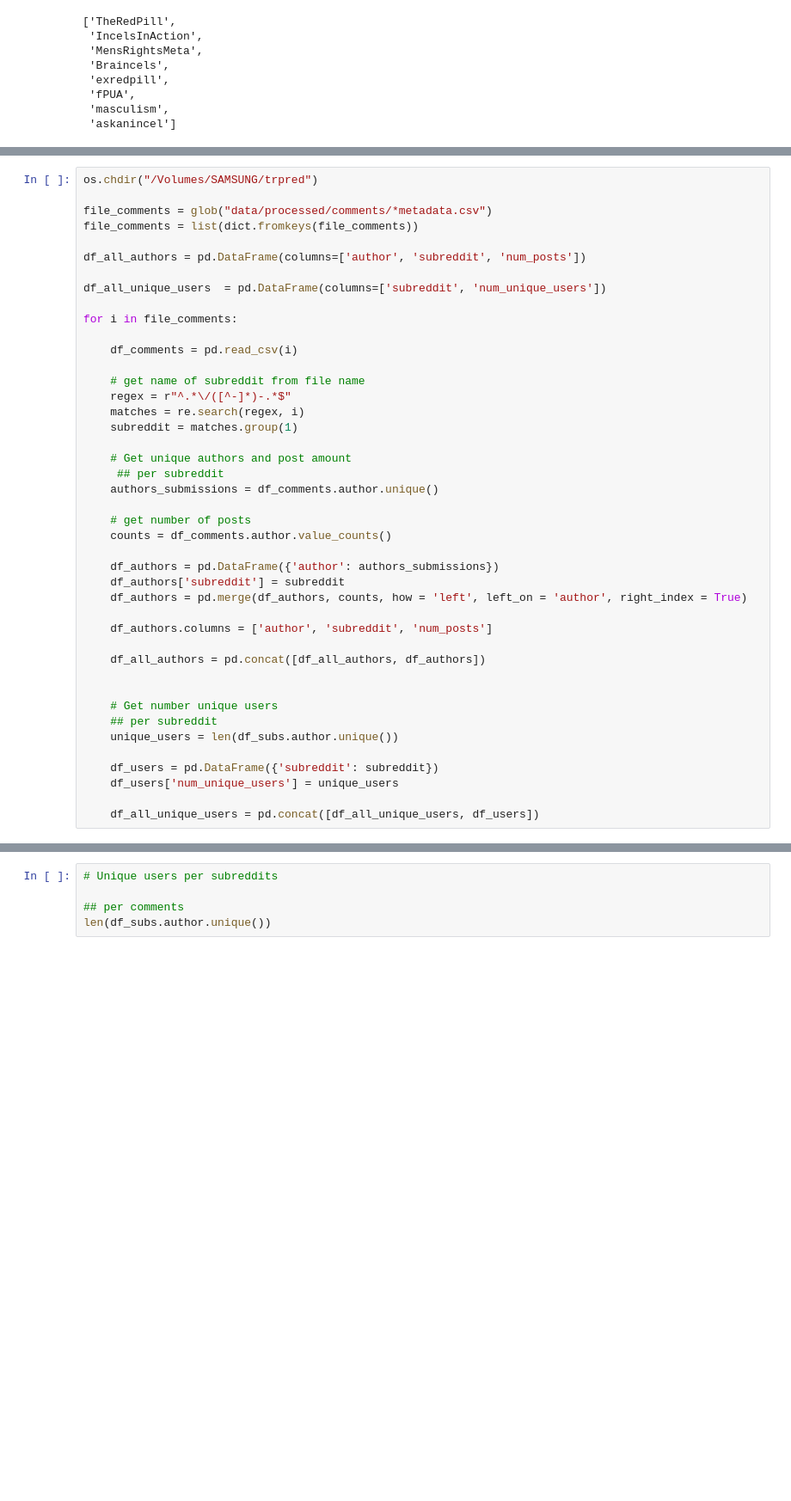
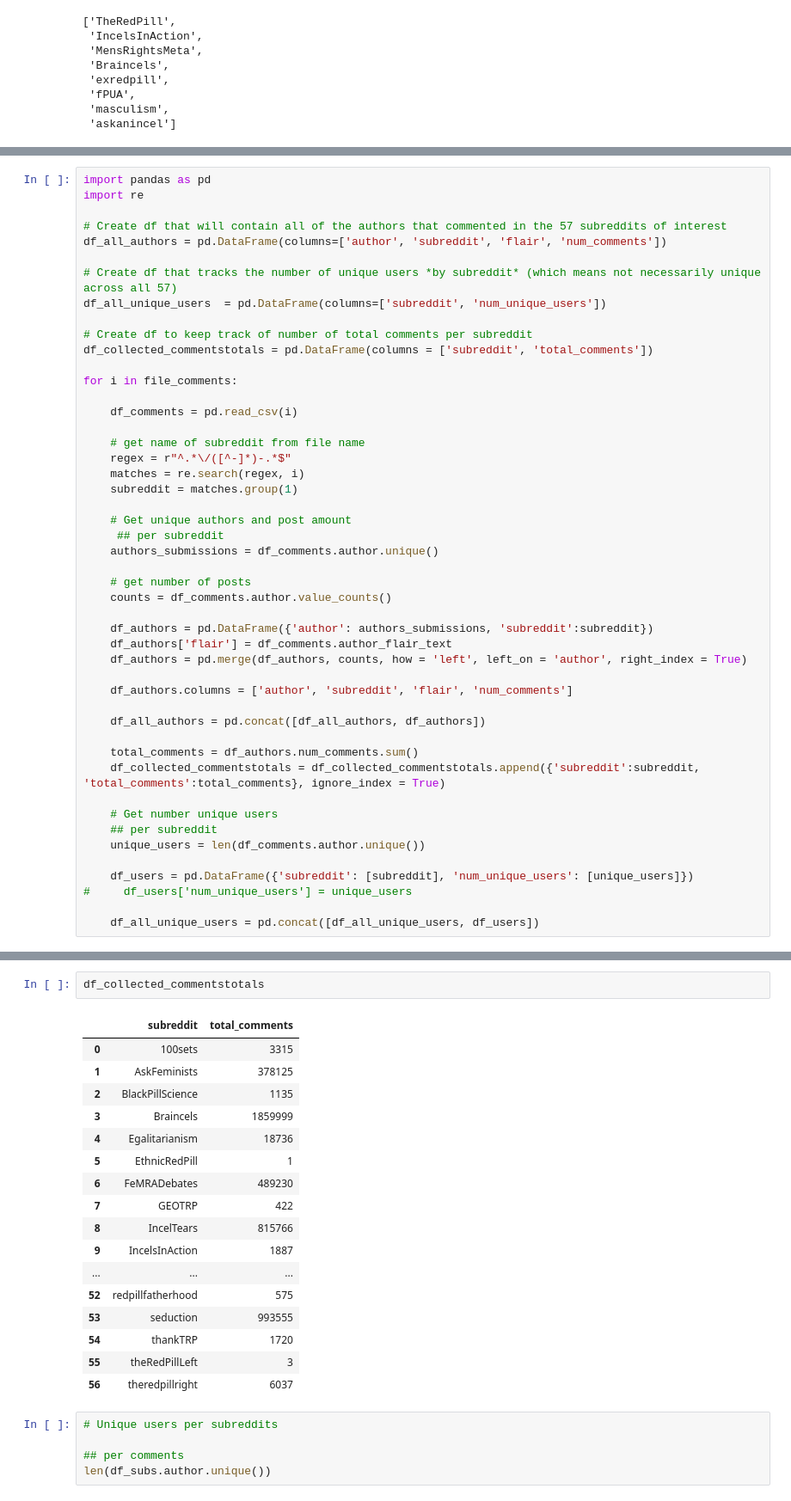
Before and after one commit to mh0409/trpred, a Jupyter notebook: sandbox_processing2.ipynb, the cells around one changed output, grey strips where cells are left out. Shown at 86% size. Cells and saved outputs as stored; diff of their text form; blank space fills up the shorter version.

```diff
--- a/sandbox_processing2.ipynb
+++ b/sandbox_processing2.ipynb
@@ -652,12 +669,15 @@ KeyboardInterrupt:
 # %%
-os.chdir("/Volumes/SAMSUNG/trpred")
+import pandas as pd
+import re
 
-file_comments = glob("data/processed/comments/*metadata.csv")
-file_comments = list(dict.fromkeys(file_comments))
+# Create df that will contain all of the authors that commented in the 57 subreddits of interest
+df_all_authors = pd.DataFrame(columns=['author', 'subreddit', 'flair', 'num_comments'])
 
-df_all_authors = pd.DataFrame(columns=['author', 'subreddit', 'num_posts'])
+# Create df that tracks the number of unique users *by subreddit* (which means not necessarily unique across all 57)
+df_all_unique_users  = pd.DataFrame(columns=['subreddit', 'num_unique_users'])
 
-df_all_unique_users  = pd.DataFrame(columns=['subreddit', 'num_unique_users'])
+# Create df to keep track of number of total comments per subreddit
+df_collected_commentstotals = pd.DataFrame(columns = ['subreddit', 'total_comments'])
 
 for i in file_comments:
 
@@ -675,20 +695,22 @@ for i in file_comments:
     # get number of posts
     counts = df_comments.author.value_counts()
 
-    df_authors = pd.DataFrame({'author': authors_submissions})
-    df_authors['subreddit'] = subreddit
+    df_authors = pd.DataFrame({'author': authors_submissions, 'subreddit':subreddit})
+    df_authors['flair'] = df_comments.author_flair_text
     df_authors = pd.merge(df_authors, counts, how = 'left', left_on = 'author', right_index = True)
 
-    df_authors.columns = ['author', 'subreddit', 'num_posts']
+    df_authors.columns = ['author', 'subreddit', 'flair', 'num_comments']
 
     df_all_authors = pd.concat([df_all_authors, df_authors])
 
+    total_comments = df_authors.num_comments.sum()
+    df_collected_commentstotals = df_collected_commentstotals.append({'subreddit':subreddit, 'total_comments':total_comments}, ignore_index = True)
 
     # Get number unique users
     ## per subreddit
-    unique_users = len(df_subs.author.unique())
+    unique_users = len(df_comments.author.unique())
 
-    df_users = pd.DataFrame({'subreddit': subreddit})
-    df_users['num_unique_users'] = unique_users
+    df_users = pd.DataFrame({'subreddit': [subreddit], 'num_unique_users': [unique_users]})
+#     df_users['num_unique_users'] = unique_users
 
     df_all_unique_users = pd.concat([df_all_unique_users, df_users])
@@ -695,3 +720,23 @@ for i in file_comments:
+# %%
+df_collected_commentstotals
+# %% [output]
+|  | subreddit | total_comments |
+| 0 | 100sets | 3315 |
+| 1 | AskFeminists | 378125 |
+| 2 | BlackPillScience | 1135 |
+| 3 | Braincels | 1859999 |
+| 4 | Egalitarianism | 18736 |
+| 5 | EthnicRedPill | 1 |
+| 6 | FeMRADebates | 489230 |
+| 7 | GEOTRP | 422 |
+| 8 | IncelTears | 815766 |
+| 9 | IncelsInAction | 1887 |
+| ... | ... | ... |
+| 52 | redpillfatherhood | 575 |
+| 53 | seduction | 993555 |
+| 54 | thankTRP | 1720 |
+| 55 | theRedPillLeft | 3 |
+| 56 | theredpillright | 6037 |
 # %%
 # Unique users per subreddits
 
```
Also changed, not shown: parts of 37 cells of this notebook, 5 other files.
